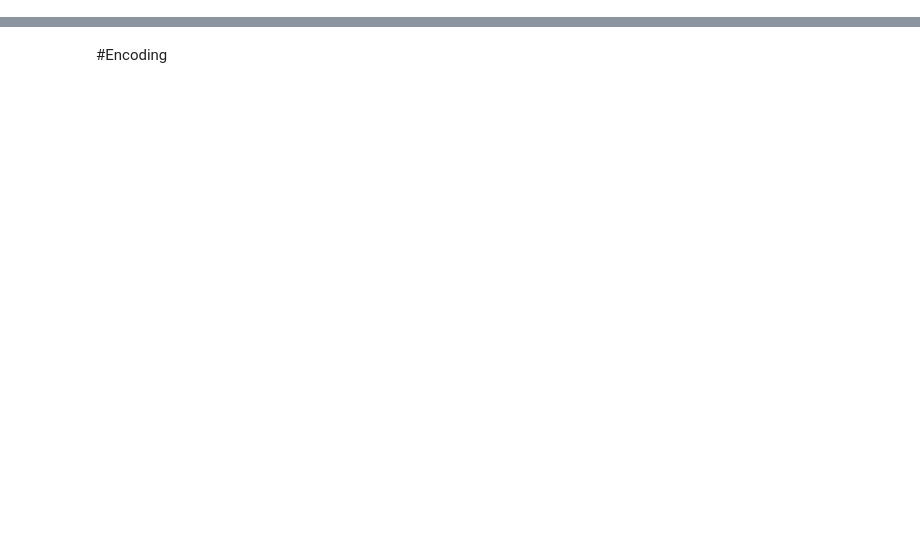
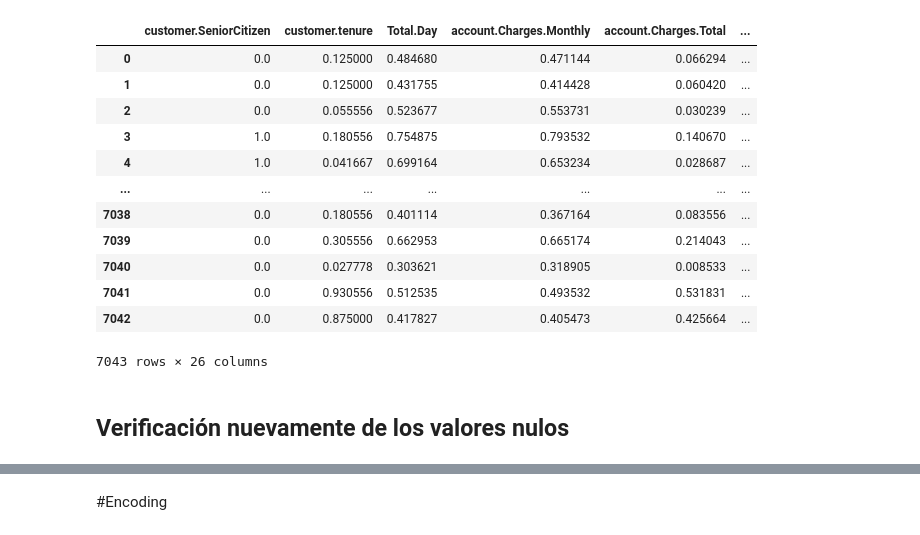
Before and after one commit to 25071983/Challenge_Telecom_X-parte-2, a Jupyter notebook: Challenge_Telemax_parte2.ipynb, the cells around one changed output, grey strips where cells are left out. Cells and saved outputs as stored; diff of their text form; code cells hidden in the pictures; blank space fills up the shorter version.

```diff
--- a/Challenge_Telemax_parte2.ipynb
+++ b/Challenge_Telemax_parte2.ipynb
@@ -44 +62,44 @@ Index(['Churn', 'customer', 'phone', 'internet', 'account', 'Gender',
       dtype='object')
+# %%
+# para crear uno nuevo
+df_clean = df.copy()
+
+# === Etapa 1: Agrupar "No internet service" como "No"
+cols_to_fix = [
+    'internet.OnlineSecurity', 'internet.OnlineBackup', 'internet.DeviceProtection',
+    'internet.TechSupport', 'internet.StreamingTV', 'internet.StreamingMovies'
+]
+
+for col in cols_to_fix:
+    df_clean[col] = df_clean[col].replace('No internet service', 'No')
+
+# === Etapa 2: One-hot encoding (sin dummy trap)
+categorical_cols = [
+       'Churn', 'customer.gender', 'customer.Partner', 'customer.Dependents',
+       'phone.PhoneService', 'phone.MultipleLines', 'internet.InternetService',
+       'internet.OnlineSecurity', 'internet.OnlineBackup',
+       'internet.DeviceProtection', 'internet.TechSupport',
+       'internet.StreamingTV', 'internet.StreamingMovies', 'account.Contract',
+       'account.PaperlessBilling', 'account.PaymentMethod'
+]
+
+df_encoded = pd.get_dummies(df_clean, columns=categorical_cols, drop_first=True)
+
+# ¡Listo para usar!
+df_encoded
+# %% [output]
+|  | customer.SeniorCitizen | customer.tenure | Total.Day | account.Charges.Monthly | account.Charges.Total | ... |
+| 0 | 0.0 | 0.125000 | 0.484680 | 0.471144 | 0.066294 | ... |
+| 1 | 0.0 | 0.125000 | 0.431755 | 0.414428 | 0.060420 | ... |
+| 2 | 0.0 | 0.055556 | 0.523677 | 0.553731 | 0.030239 | ... |
+| 3 | 1.0 | 0.180556 | 0.754875 | 0.793532 | 0.140670 | ... |
+| 4 | 1.0 | 0.041667 | 0.699164 | 0.653234 | 0.028687 | ... |
+| ... | ... | ... | ... | ... | ... | ... |
+| 7038 | 0.0 | 0.180556 | 0.401114 | 0.367164 | 0.083556 | ... |
+| 7039 | 0.0 | 0.305556 | 0.662953 | 0.665174 | 0.214043 | ... |
+| 7040 | 0.0 | 0.027778 | 0.303621 | 0.318905 | 0.008533 | ... |
+| 7041 | 0.0 | 0.930556 | 0.512535 | 0.493532 | 0.531831 | ... |
+| 7042 | 0.0 | 0.875000 | 0.417827 | 0.405473 | 0.425664 | ... |
+7043 rows × 26 columns
+# %% [markdown]
+## Verificación nuevamente de los valores nulos
```
Also changed, not shown: parts of 49 cells of this notebook.
